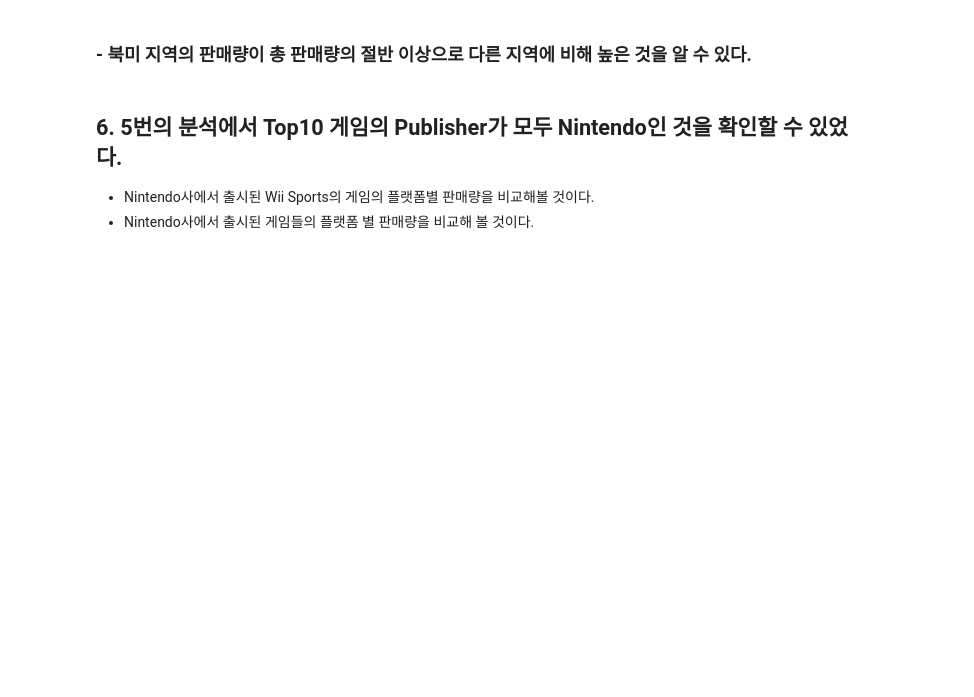
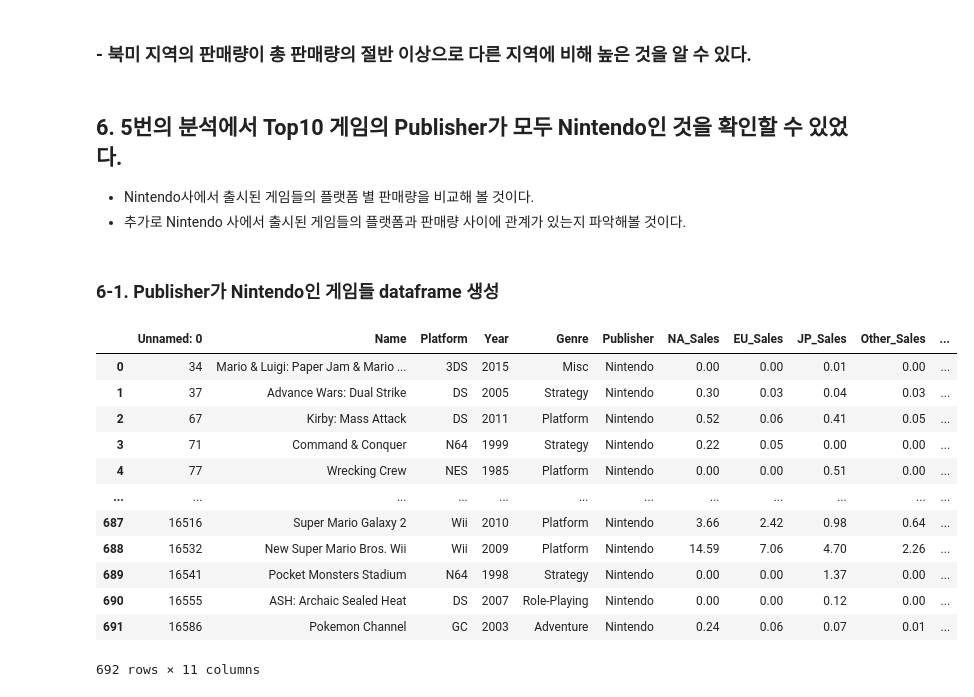
Before and after one commit to woorim99/AIB_12th_project, a Jupyter notebook: Section 1/Section1_AI_12_이우림.ipynb, the cells around one changed output. Saved outputs shown, nothing was run; the diff lists cells and outputs as text; code cells hidden in the pictures; blank space fills up the shorter version.

```diff
--- a/Section 1/Section1_AI_12_이우림.ipynb
+++ b/Section 1/Section1_AI_12_이우림.ipynb
@@ -356,5 +356,24 @@ sns.barplot(data=df_1st);
 ## 6. 5번의 분석에서 Top10 게임의 Publisher가 모두 Nintendo인 것을 확인할 수 있었다.
 
 
-*   Nintendo사에서 출시된 Wii Sports의 게임의 플랫폼별 판매량을 비교해볼 것이다.
 *   Nintendo사에서 출시된 게임들의 플랫폼 별 판매량을 비교해 볼 것이다.
+*   추가로 Nintendo 사에서 출시된 게임들의 플랫폼과 판매량 사이에 관계가 있는지 파악해볼 것이다.
+# %% [markdown]
+### 6-1. Publisher가 Nintendo인 게임들 dataframe 생성
+# %%
+df_Nintendo = df[df['Publisher'] == 'Nintendo'].reset_index(drop = True)
+df_Nintendo
+# %% [output]
+|  | Unnamed: 0 | Name | Platform | Year | Genre | Publisher | NA_Sales | EU_Sales | JP_Sales | Other_Sales | ... |
+| 0 | 34 | Mario & Luigi: Paper Jam & Mario ... | 3DS | 2015 | Misc | Nintendo | 0.00 | 0.00 | 0.01 | 0.00 | ... |
+| 1 | 37 | Advance Wars: Dual Strike | DS | 2005 | Strategy | Nintendo | 0.30 | 0.03 | 0.04 | 0.03 | ... |
+| 2 | 67 | Kirby: Mass Attack | DS | 2011 | Platform | Nintendo | 0.52 | 0.06 | 0.41 | 0.05 | ... |
+| 3 | 71 | Command & Conquer | N64 | 1999 | Strategy | Nintendo | 0.22 | 0.05 | 0.00 | 0.00 | ... |
+| 4 | 77 | Wrecking Crew | NES | 1985 | Platform | Nintendo | 0.00 | 0.00 | 0.51 | 0.00 | ... |
+| ... | ... | ... | ... | ... | ... | ... | ... | ... | ... | ... | ... |
+| 687 | 16516 | Super Mario Galaxy 2 | Wii | 2010 | Platform | Nintendo | 3.66 | 2.42 | 0.98 | 0.64 | ... |
+| 688 | 16532 | New Super Mario Bros. Wii | Wii | 2009 | Platform | Nintendo | 14.59 | 7.06 | 4.70 | 2.26 | ... |
+| 689 | 16541 | Pocket Monsters Stadium | N64 | 1998 | Strategy | Nintendo | 0.00 | 0.00 | 1.37 | 0.00 | ... |
+| 690 | 16555 | ASH: Archaic Sealed Heat | DS | 2007 | Role-Playing | Nintendo | 0.00 | 0.00 | 0.12 | 0.00 | ... |
+| 691 | 16586 | Pokemon Channel | GC | 2003 | Adventure | Nintendo | 0.24 | 0.06 | 0.07 | 0.01 | ... |
+692 rows × 11 columns
```
Also changed, not shown: parts of 7 cells of this notebook.
